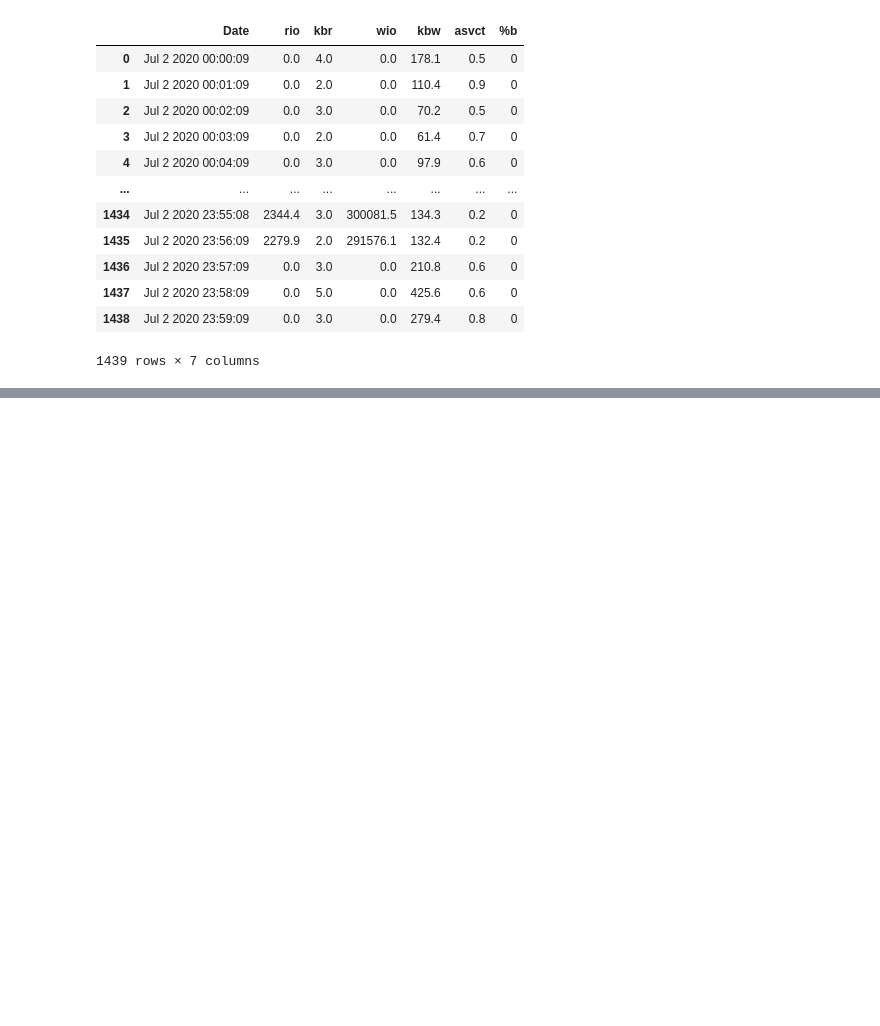
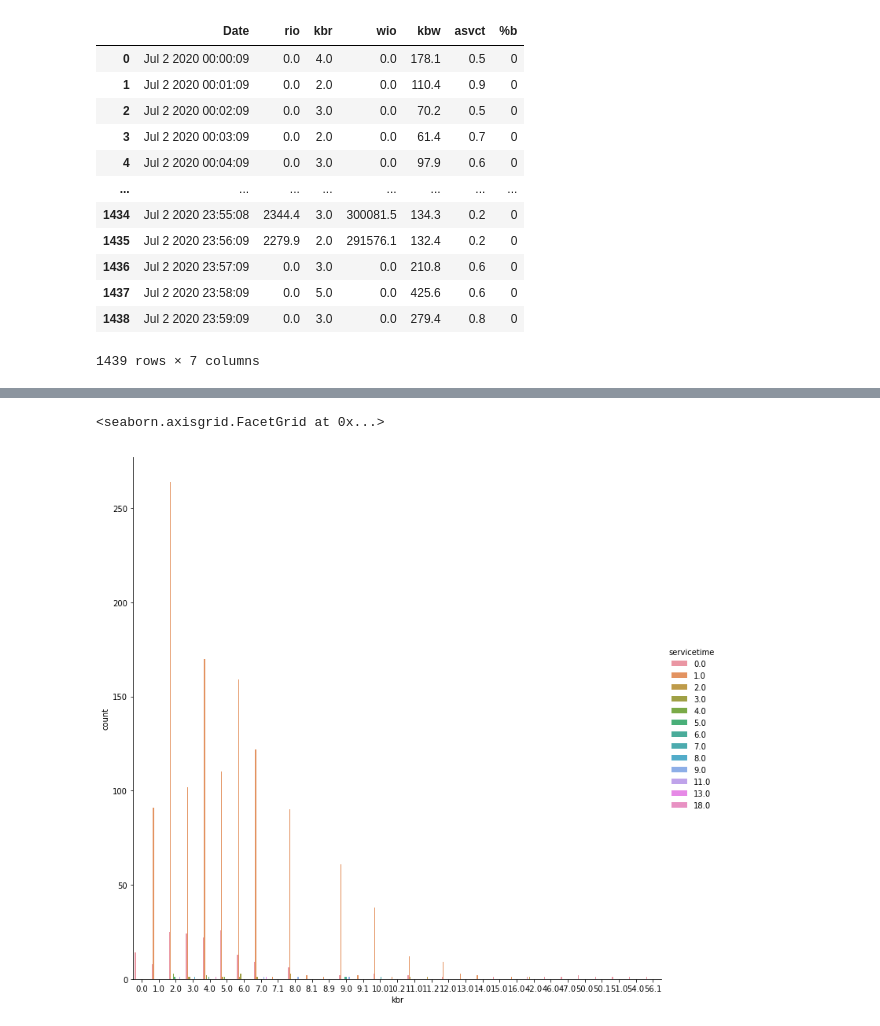
Before and after one commit to dstawde/Python-Experiments, a Jupyter notebook: zfs-analysis-fromcsv.ipynb, the cells around one changed output, grey strips where cells are left out. Drawn from its saved outputs; the diff is of its cells as text; code cells hidden in the pictures; blank space fills up the shorter version.

```diff
--- a/zfs-analysis-fromcsv.ipynb
+++ b/zfs-analysis-fromcsv.ipynb
@@ -71,0 +108,9 @@ zfs_df
+# %%
+#plotting relation between service time and kilobytes read
+#As can be seen from above char that most of the read calls to this mount point
+#were finished in under 1 ms as denoted by the majority of orange lines.
+
+sns.catplot('kbr',kind='count',data=zfs_df,hue='servicetime',height=10)
+# %% [output]
+<seaborn.axisgrid.FacetGrid at 0x...>
+[figure, added]
```
Also changed, not shown: parts of 4 cells of this notebook.
